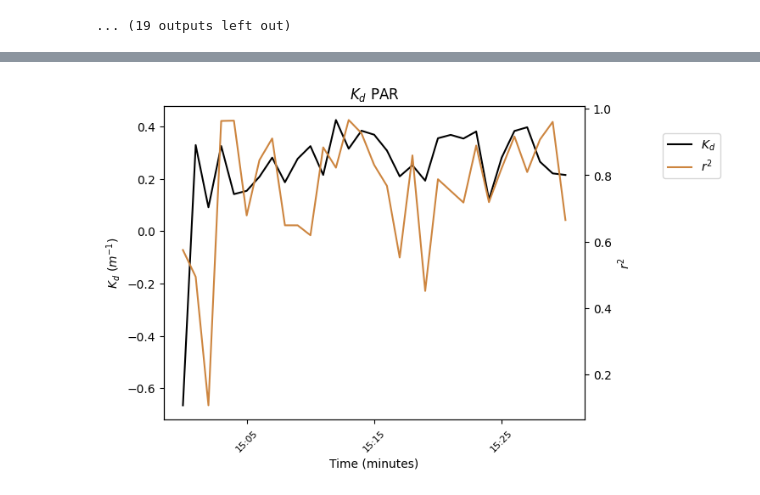
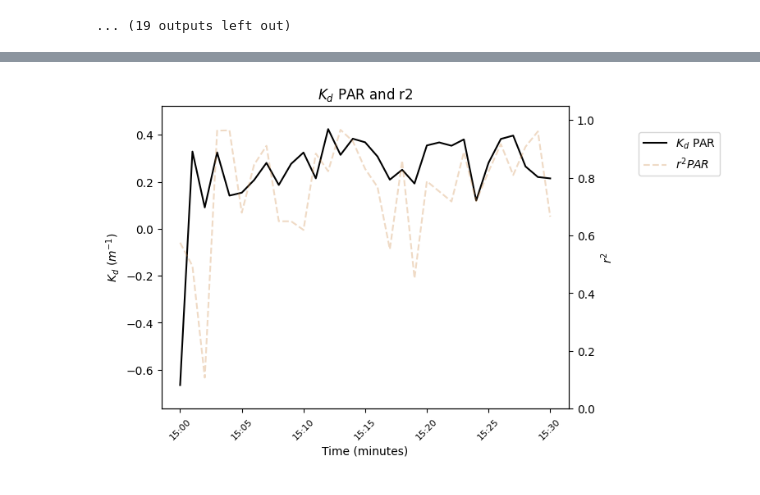
Before and after one commit to Carlos-Rodero/kduino_data_analysis_notebook, a Jupyter notebook: Kduino_Data_Analysis_Notebook.ipynb, the cells around one changed output, grey strips where cells are left out. Drawn from its saved outputs; the diff is of its cells as text; code cells hidden in the pictures.

Commit message:
setup different plots

```diff
--- a/Kduino_Data_Analysis_Notebook.ipynb
+++ b/Kduino_Data_Analysis_Notebook.ipynb
@@ -571,16 +571,20 @@ plot_linear_regression()
 
 def plot_Kd():
   # Plot Kd
-  print("\n\nPlot Kd")
+  print("\n\nPlot Kd PAR timeseries")
   fig, ax = plt.subplots()
   ax.set_ylabel('$K_d$ ($m^{-1}$)')
   ax.xaxis.set_tick_params(rotation=45)
   ax.tick_params(axis='x', labelsize=8)
   ax.xaxis.set_major_formatter(mdates.DateFormatter('%H:%M'))
   plt.plot(wf_all.data['KD_CLEAR'], marker='o', linestyle="-")
-  plt.gca().xaxis.set_major_locator(mdates.MinuteLocator(interval=10))
+  plt.gca().xaxis.set_major_locator(mdates.MinuteLocator(interval=5))
   plt.xlabel("Time (minutes)")
-  # plt.ylabel("Kd (m-1)")
+
+  max_value = wf_all.data['KD_CLEAR'].max()
+  min_value = wf_all.data['KD_CLEAR'].min()
+  ax.set_ylim([min_value-0.1, max_value+0.1])
+
   ax.legend(["Kd"],
                             bbox_to_anchor=(1.25, 0.95),
                             borderaxespad=1.,
@@ -589,15 +593,15 @@ def plot_Kd():
                             title_fontsize=10,
                             prop={'size': 10}
                             )
-  plt.title("Timeseries $K_d$")
+  plt.title("$K_d$ PAR Timeseries")
   # plt.rcParams['figure.figsize'] = [20/2.54, 16/2.54]
   plt.show()
 
   plt.close('all')
 
-def plot_Kd_r2():
+def plot_KdPAR_r2():
   # Plot Kd
-  print("\n\nPlot time series Kd PAR with coefficient of determination r2")
+  print("\n\nPlot Kd PAR with coefficient of determination r2")
   plt.close('all')
   fig, ax = plt.subplots()
   twin1 = ax.twinx()
@@ -606,13 +610,21 @@ def plot_Kd_r2():
   ax.xaxis.set_tick_params(rotation=45)
   ax.tick_params(axis='x', labelsize=8)
   ax.xaxis.set_major_formatter(mdates.DateFormatter('%H:%M'))
+
   p1, = ax.plot(wf_all.data['KD_CLEAR'], color="black", linestyle='-',
-                                label="$K_d$")
-  p2, = twin1.plot(wf_all.data['R2_CLEAR'], color="peru", linestyle='-', label="$r^2$")
+                  label="$K_d$ PAR")
 
-  plt.gca().xaxis.set_major_locator(mdates.MinuteLocator(interval=10))
-  ax.legend(handles=[p1, p2],
-                            bbox_to_anchor=(1.35, 0.95),
+  p2, = twin1.plot(wf_all.data['R2_CLEAR'], color="peru", linestyle='--', alpha=0.3, label="$r^2 PAR$")
+
+  max_value = wf_all.data['KD_CLEAR'].max()
+  min_value = wf_all.data['KD_CLEAR'].min()
+  ax.set_ylim([min_value-0.1, max_value+0.1])
+  twin1.set_ylim([0, 1.05])
+
+  plt.gca().xaxis.set_major_locator(mdates.MinuteLocator(interval=5))
+  # ax.legend(handles=[p1, p1R, p1G, p1B, p2],
+  ax.legend(handles=[p1, p2,],
+                            bbox_to_anchor=(1.40, 0.95),
                             borderaxespad=1.,
                             ncol=1,
                             fontsize=10,
@@ -620,7 +632,58 @@ def plot_Kd_r2():
                             prop={'size': 10}
                             )
   ax.set_xlabel("Time (minutes)")
-  plt.title("$K_d$ PAR")
+  plt.title("$K_d$ PAR and r2")
+  # plt.rcParams['figure.figsize'] = [20/2.54, 16/2.54]
+  plt.show()
+
+  plt.close('all')
+
+def plot_Kd_r2():
+  # Plot Kd
+  print("\n\nPlot Kd PAR, Kd Red, Kd Green and Kd Blue timeseries, with coefficient of determination r2")
+  plt.close('all')
+  fig, ax = plt.subplots()
+  twin1 = ax.twinx()
+  twin1.set_ylabel('$r^2$')
+  ax.set_ylabel('$K_d$ ($m^{-1}$)')
+  ax.xaxis.set_tick_params(rotation=45)
+  ax.tick_params(axis='x', labelsize=8)
+  ax.xaxis.set_major_formatter(mdates.DateFormatter('%H:%M'))
+
+  p1, = ax.plot(wf_all.data['KD_CLEAR'], color="black", linestyle='-',
+                  label="$K_d$ PAR")
+
+  p1R, = ax.plot(wf_all.data['KD_RED'], color="red", linestyle='-',
+                  label="$K_d$ red")
+
+  p1G, = ax.plot(wf_all.data['KD_GREEN'], color="green", linestyle='-',
+                  label="$K_d$ green")
+
+  p1B, = ax.plot(wf_all.data['KD_BLUE'], color="blue", linestyle='-',
+                  label="$K_d$ blue")
+
+  p2, = twin1.plot(wf_all.data['R2_CLEAR'], color="peru", linestyle='--', alpha=0.3, label="$r^2 PAR$")
+  p2R, = twin1.plot(wf_all.data['R2_RED'], color="red", linestyle='--', alpha=0.3, label="$r^2$ RED")
+  p2G, = twin1.plot(wf_all.data['R2_GREEN'], color="green", linestyle='--', alpha=0.3, label="$r^2$ GREEN")
+  p2B, = twin1.plot(wf_all.data['R2_BLUE'], color="blue", linestyle='--', alpha=0.3, label="$r^2$ BLUE")
+
+  max_value = wf_all.data[['KD_CLEAR', 'KD_RED', 'KD_GREEN', 'KD_BLUE']].max().max()
+  min_value = wf_all.data[['KD_CLEAR', 'KD_RED', 'KD_GREEN', 'KD_BLUE']].min().min()
+  ax.set_ylim([min_value-0.1, max_value+0.1])
+  twin1.set_ylim([0, 1.05])
+
+  plt.gca().xaxis.set_major_locator(mdates.MinuteLocator(interval=5))
+  # ax.legend(handles=[p1, p1R, p1G, p1B, p2],
+  ax.legend(handles=[p1, p1R, p1G, p1B, p2, p2R, p2G, p2B],
+                            bbox_to_anchor=(1.40, 0.95),
+                            borderaxespad=1.,
+                            ncol=1,
+                            fontsize=10,
+                            title_fontsize=10,
+                            prop={'size': 10}
+                            )
+  ax.set_xlabel("Time (minutes)")
+  plt.title("$K_d$ PAR-RGB and r2")
   # plt.rcParams['figure.figsize'] = [20/2.54, 16/2.54]
   plt.show()
 
@@ -628,5 +691,7 @@ def plot_Kd_r2():
 
 plot_Kd()
 
+plot_KdPAR_r2()
+
 plot_Kd_r2()
 # %% [output]
@@ -636 +701 @@ Plot time series Kd PAR with coefficient of determination r2
-[figure, old version]
+[figure, new version]
```
Also changed, not shown: parts of 1 cell of this notebook.
